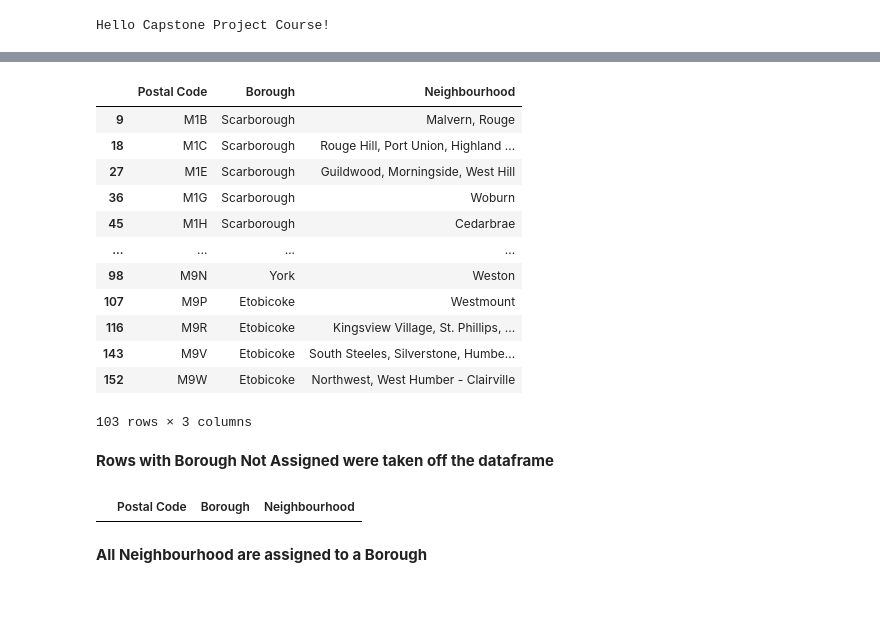
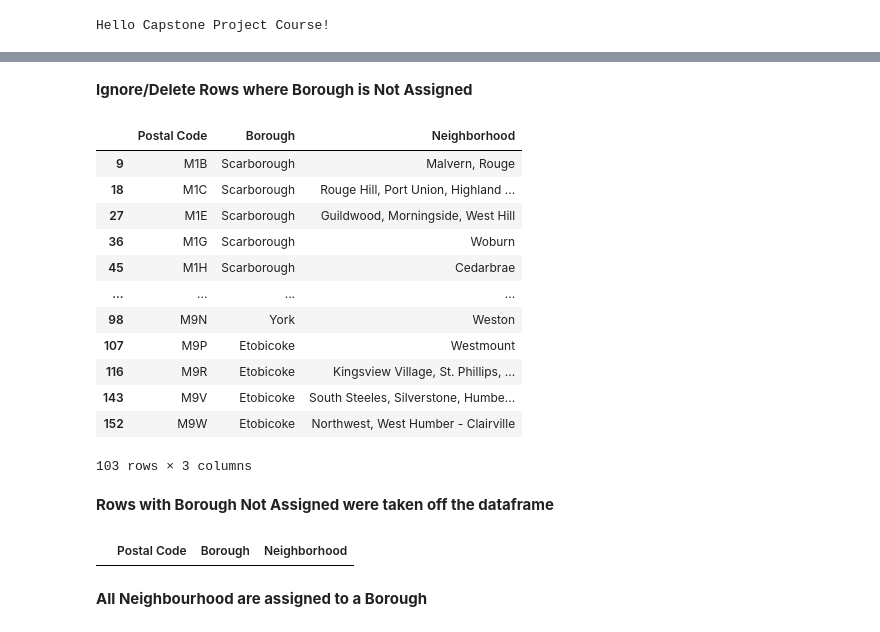
Before and after one commit to hamdanihamza/IBM-Capstone-Project, a Jupyter notebook: final_capstone_project.ipynb, the cells around one changed output, grey strips where cells are left out. Cells and saved outputs as stored; diff of their text form; code cells hidden in the pictures; blank space fills up the shorter version.

```diff
--- a/final_capstone_project.ipynb
+++ b/final_capstone_project.ipynb
@@ -59,3 +55,6 @@ def _extractData(URL):
 
 
 dataframe = _extractData(URL)
+# %%
+dataframe.rename(columns={"Neighbourhood": "Neighborhood"}, inplace=True)
+dataframe
@@ -82,9 +80,11 @@ dataframe
+# %% [markdown]
+**Ignore/Delete Rows where Borough is Not Assigned**
 # %%
-pro_dataframe = dataframe.loc[ dataframe.Borough != "Not assigned"]
-pro_dataframe = pro_dataframe.sort_values(by="Postal Code")
-pro_dataframe
+dataframe = dataframe.loc[ dataframe.Borough != "Not assigned"]
+dataframe = dataframe.sort_values(by="Postal Code")
+dataframe
 # %% [output]
-|  | Postal Code | Borough | Neighbourhood |
+|  | Postal Code | Borough | Neighborhood |
 | 9 | M1B | Scarborough | Malvern, Rouge |
 | 18 | M1C | Scarborough | Rouge Hill, Port Union, Highland ... |
 | 27 | M1E | Scarborough | Guildwood, Morningside, West Hill |
@@ -100,9 +100,9 @@ pro_dataframe
 # %% [markdown]
 **Rows with Borough Not Assigned were taken off the dataframe**
 # %%
-pro_dataframe.loc[ pro_dataframe["Neighbourhood"] == "Not assigned" ]
+dataframe.loc[ dataframe["Neighborhood"] == "Not assigned" ]
 # %% [output]
-|  | Postal Code | Borough | Neighbourhood |
+|  | Postal Code | Borough | Neighborhood |
 # %% [markdown]
 **All Neighbourhood are assigned to a Borough**
 # %%
```
Also changed, not shown: parts of 47 cells of this notebook.
